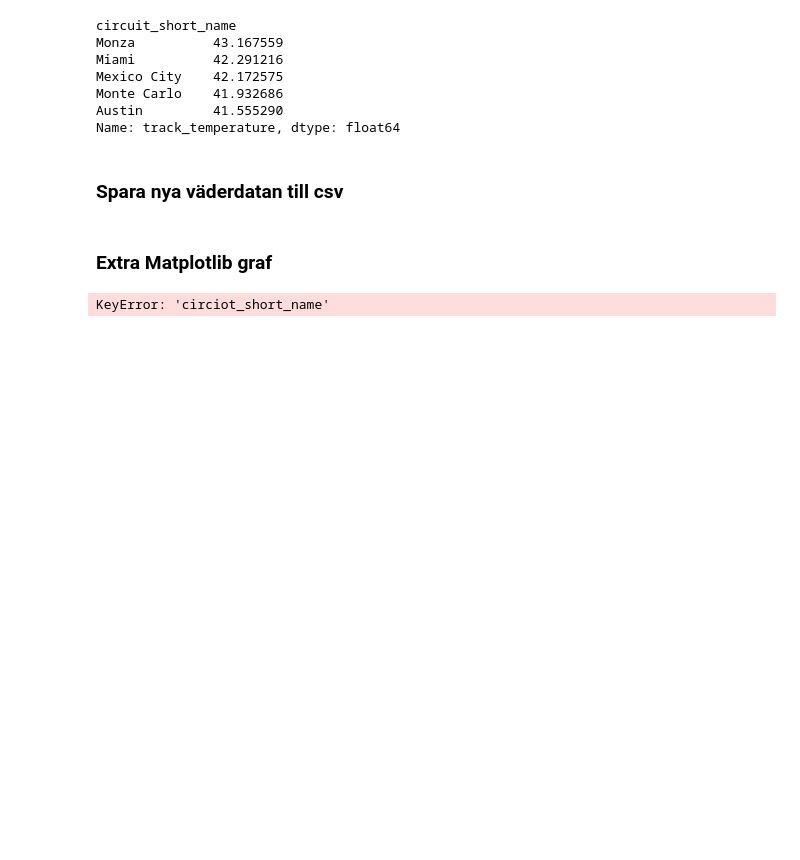
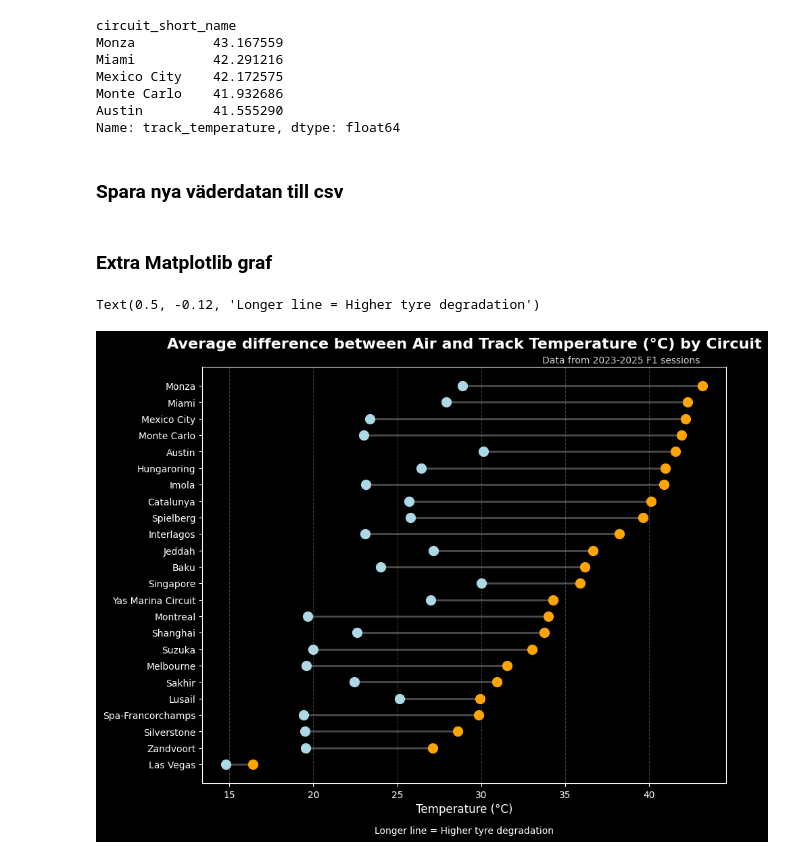
Before and after one commit to Skoga02/f1_data_visualization, a Jupyter notebook: weather_eda2.ipynb, the cells around one changed output. Cells and saved outputs as stored; diff of their text form; code cells hidden in the pictures; blank space fills up the shorter version.

Commit message:
Finished matplotlib graph

```diff
--- a/weather_eda2.ipynb
+++ b/weather_eda2.ipynb
@@ -95,9 +95,49 @@ Name: track_temperature, dtype: float64
 # %%
 grouped_temperature_df = all_weather_df.groupby('circuit_short_name')[['air_temperature', 'track_temperature']].mean().reset_index()
 
 
 grouped_temperature_df = grouped_temperature_df.sort_values(by='track_temperature', ascending=True)
 
-grouped_temperature_df.head(10)
+plt.style.use('dark_background')
+fig, ax = plt.subplots(figsize=(10, 8))
+
+ax.hlines(y=grouped_temperature_df['circuit_short_name'],
+        xmin=grouped_temperature_df['air_temperature'],
+        xmax=grouped_temperature_df['track_temperature'],
+        color='gray',
+        alpha=0.6,
+        linewidth=2,
+        zorder=1)
+
+ax.scatter(grouped_temperature_df['air_temperature'],
+        grouped_temperature_df['circuit_short_name'],
+        color='lightblue',
+        label='Air Temperature (°C)',
+        s=100,
+        zorder=2)
+
+ax.scatter(grouped_temperature_df['track_temperature'],
+        grouped_temperature_df['circuit_short_name'],
+        color='orange',
+        label= 'Track Temperature (°C)',
+        s=100,
+        zorder=2)
+
+## Titlar etc..
+
+ax.set_title('Average difference between Air and Track Temperature (°C) by Circuit', fontsize=16, weight='bold', pad=20)
+
+ax.set_xlabel('Temperature (°C)', fontsize=12)
+ax.set_ylabel('')
+
+
+ax.grid(axis='x', color='gray', linestyle='--', alpha=0.5)
+
+# sub title
+
+ax.text(0.3, 1.01, 'Orange = Track Temperature, Blue = Air Temperature', transform=ax.transAxes, ha='center', fontsize=10, color='lightgray')
+ax.text(0.8, 1.01, 'Data from 2023-2025 F1 sessions', transform=ax.transAxes, ha='center', fontsize=10, color='lightgray')
+ax.text(0.5, -0.12, 'Longer line = Higher tyre degradation', transform=ax.transAxes,  ha='center')
 # %% [output]
-KeyError: 'circiot_short_name'
+Text(0.5, -0.12, 'Longer line = Higher tyre degradation')
+[figure, added]
```
